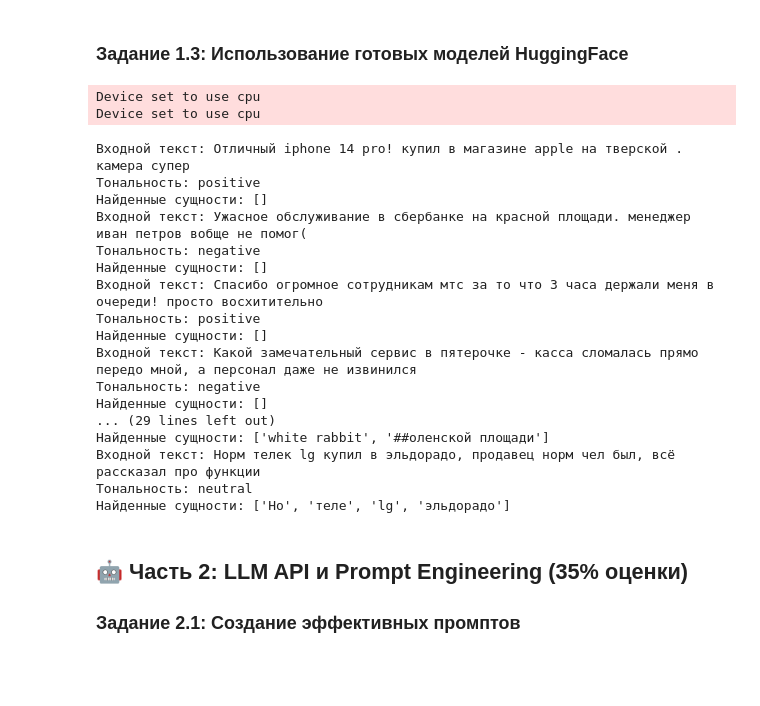
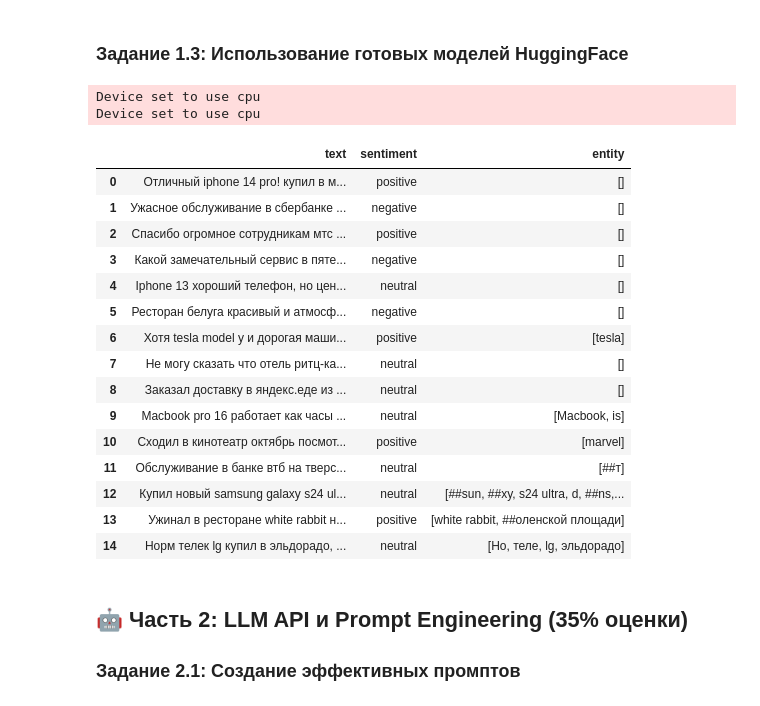
Before and after one commit to dmitryplus/otus_llm_develop_dz, a Jupyter notebook: hw2.ipynb, the cells around one changed output. Saved outputs shown, nothing was run; the diff lists cells and outputs as text; code cells hidden in the pictures; blank space fills up the shorter version.

```diff
--- a/hw2.ipynb
+++ b/hw2.ipynb
@@ -253,56 +246,57 @@ def analyze_with_huggingface(texts: List[str]) -> List[Dict]:
         tokenizer=AutoTokenizer.from_pretrained(ner_model_id),
         aggregation_strategy="simple"
     )
 
     label_mapping = {
         "POSITIVE": "positive",
         "NEGATIVE": "negative",
         "NEUTRAL": "neutral"
     }
 
+    output = []
+
     for text in texts:
 
         result = sentiment_model(text)
-
-        print(f"Входной текст: {text}")
 
         if result and len(result[0]) > 0:
             best_sentiment = max(result[0], key=lambda x: x["score"])
 
             sentiment = label_mapping.get(best_sentiment["label"].upper(), best_sentiment["label"].lower())
-
-            print(f"Тональность: {sentiment}")
 
             ner_entity = ner_pipeline(text)
             entity = []
 
             for ner in ner_entity:
                 entity.append(ner['word'])
 
-            print(f"Найденные сущности: {entity}")
+            output.append({'text': text, 'sentiment': sentiment, 'entity': entity})
+
+    return output
 
 
-analyze_with_huggingface(df["cleaned_text"])
+df_hugg = pd.DataFrame(analyze_with_huggingface(df["cleaned_text"]))
+
+display(df_hugg)
 # %% [output]
 Device set to use cpu
 Device set to use cpu
-Входной текст: Отличный iphone 14 pro! купил в магазине apple на тверской . камера супер
-Тональность: positive
-Найденные сущности: []
-Входной текст: Ужасное обслуживание в сбербанке на красной площади. менеджер иван петров вобще не помог(
-Тональность: negative
-Найденные сущности: []
-Входной текст: Спасибо огромное сотрудникам мтс за то что 3 часа держали меня в очереди! просто восхитительно
-Тональность: positive
-Найденные сущности: []
-Входной текст: Какой замечательный сервис в пятерочке - касса сломалась прямо передо мной, а персонал даже не извинился
-Тональность: negative
-Найденные сущности: []
-... (29 lines left out)
-Найденные сущности: ['white rabbit', '##оленской площади']
-Входной текст: Норм телек lg купил в эльдорадо, продавец норм чел был, всё рассказал про функции
-Тональность: neutral
-Найденные сущности: ['Но', 'теле', 'lg', 'эльдорадо']
+|  | text | sentiment | entity |
+| 0 | Отличный iphone 14 pro! купил в м... | positive | [] |
+| 1 | Ужасное обслуживание в сбербанке ... | negative | [] |
+| 2 | Спасибо огромное сотрудникам мтс ... | positive | [] |
+| 3 | Какой замечательный сервис в пяте... | negative | [] |
+| 4 | Iphone 13 хороший телефон, но цен... | neutral | [] |
+| 5 | Ресторан белуга красивый и атмосф... | negative | [] |
+| 6 | Хотя tesla model y и дорогая маши... | positive | [tesla] |
+| 7 | Не могу сказать что отель ритц-ка... | neutral | [] |
+| 8 | Заказал доставку в яндекс.еде из ... | neutral | [] |
+| 9 | Macbook pro 16 работает как часы ... | neutral | [Macbook, is] |
+| 10 | Сходил в кинотеатр октябрь посмот... | positive | [marvel] |
+| 11 | Обслуживание в банке втб на тверс... | neutral | [##т] |
+| 12 | Купил новый samsung galaxy s24 ul... | neutral | [##sun, ##xy, s24 ultra, d, ##ns,... |
+| 13 | Ужинал в ресторане white rabbit н... | positive | [white rabbit, ##оленской площади] |
+| 14 | Норм телек lg купил в эльдорадо, ... | neutral | [Но, теле, lg, эльдорадо] |
 # %% [markdown]
 ## 🤖 Часть 2: LLM API и Prompt Engineering (35% оценки)
 
```
Also changed, not shown: parts of 2 cells of this notebook.
